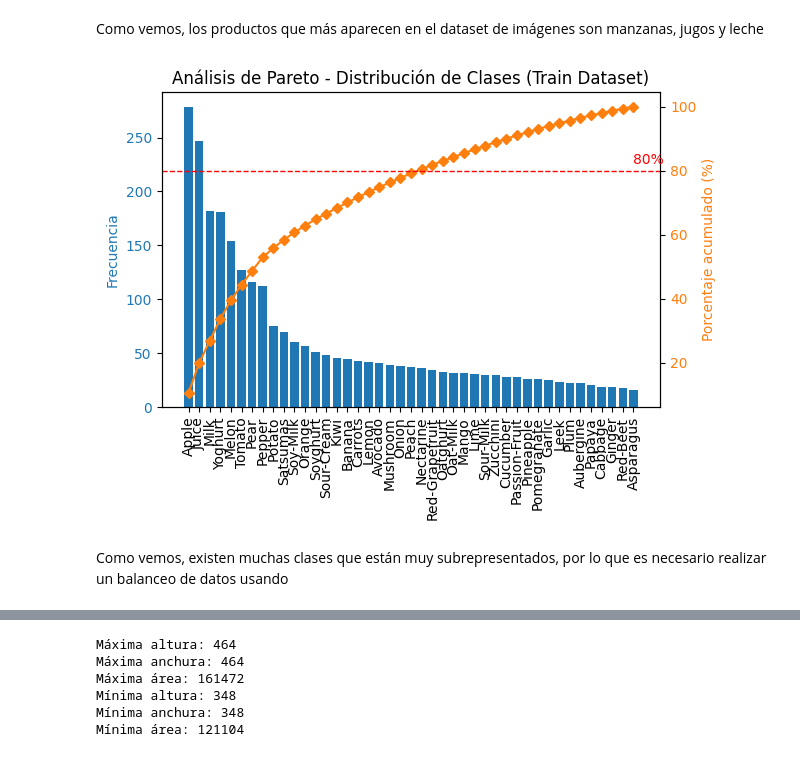
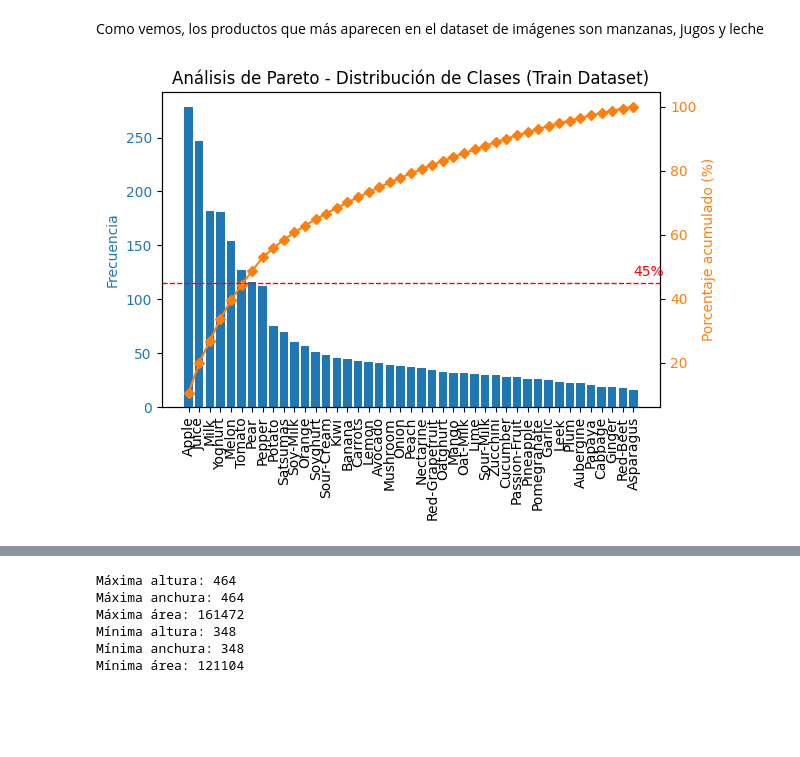
Before and after one commit to juanDango/grocery_store, a Jupyter notebook: data_understanding.ipynb, the cells around one changed output, grey strips where cells are left out. Saved outputs shown, nothing was run; the diff lists cells and outputs as text; code cells hidden in the pictures; blank space fills up the shorter version.

```diff
--- a/data_understanding.ipynb
+++ b/data_understanding.ipynb
@@ -37,0 +115,3 @@ len(etiquetas)
+# %%
+etiquetas_finas = data_classes[["Class Name (str)", "Class ID (int)"]]
+etiquetas_finas.sample(10)
@@ -37,0 +130,11 @@ len(etiquetas)
+# %%
+etiq_finas = []
+
+for i in range(len(etiquetas_finas)):
+    etiqueta_fina = etiquetas_finas.loc[i]
+    etiq_finas.append((etiqueta_fina["Class Name (str)"], int(etiqueta_fina["Class ID (int)"])))
+
+etiq_finas = set(etiq_finas)
+# %%
+etiq_finas = list(etiq_finas)
+etiquetas_finas = {i[1]: i[0] for i in etiq_finas}
@@ -49,9 +172,10 @@ def cargar_imagen(ruta):
         print(f"Error al cargar la imagen en {ruta}: {e}")
         return None
 # %%
-train= pd.read_csv(f"{dataset_route}dataset/train.txt")
+train= pd.read_csv(f"{dataset_route}dataset/train.txt", header=None, names=["route", "Class ID (int)", "Coarse Class ID"])
 # Aplica la función de carga a cada ruta de imagen y almacena los arrays en una nueva columna
 train['image_array'] = train['route'].apply(cargar_imagen)
 train['Coarse Class str'] = train['Coarse Class ID'].apply(lambda x: etiquetas.get(x, "No Aplica"))
-train.head()
+train['Class str'] = train['Class ID (int)'].apply(lambda x: etiquetas_finas.get(x, "No Aplica"))
+train.sample(5)
 # %% [output]
@@ -116,27 +257,25 @@ Como vemos, los productos que más aparecen en el dataset de imágenes son manza
 # %%
 class_distribution = train['Coarse Class str'].value_counts()
 
 cumulative_percentage = class_distribution.cumsum() / class_distribution.sum() * 100
 
 fig, ax1 = plt.subplots()
 
 ax1.bar(class_distribution.index, class_distribution, color="C0")
 ax1.set_ylabel('Frecuencia', color="C0")
 ax1.tick_params(axis='y', labelcolor="C0")
 ax1.set_xticklabels(class_distribution.index, rotation=90)
 
 ax2 = ax1.twinx()
 ax2.plot(class_distribution.index, cumulative_percentage, color="C1", marker="D", ms=5)
 ax2.set_ylabel('Porcentaje acumulado (%)', color="C1")
 ax2.tick_params(axis='y', labelcolor="C1")
 
-ax2.axhline(80, color='r', linestyle='--', linewidth=1)
-ax2.text(len(class_distribution) - 1, 82, "80%", color="red", fontsize=10)
+ax2.axhline(45, color='r', linestyle='--', linewidth=1)
+ax2.text(len(class_distribution) - 1, 47, "45%", color="red", fontsize=10)
 
 plt.title("Análisis de Pareto - Distribución de Clases (Train Dataset)")
 plt.tight_layout()
 plt.show()
 # %% [output]
-[figure, old version]
+[figure, new version]
-# %% [markdown]
-Como vemos, existen muchas clases que están muy subrepresentados, por lo que es necesario realizar un balanceo de datos usando
```
Also changed, not shown: parts of 58 cells of this notebook, 1 other file.
